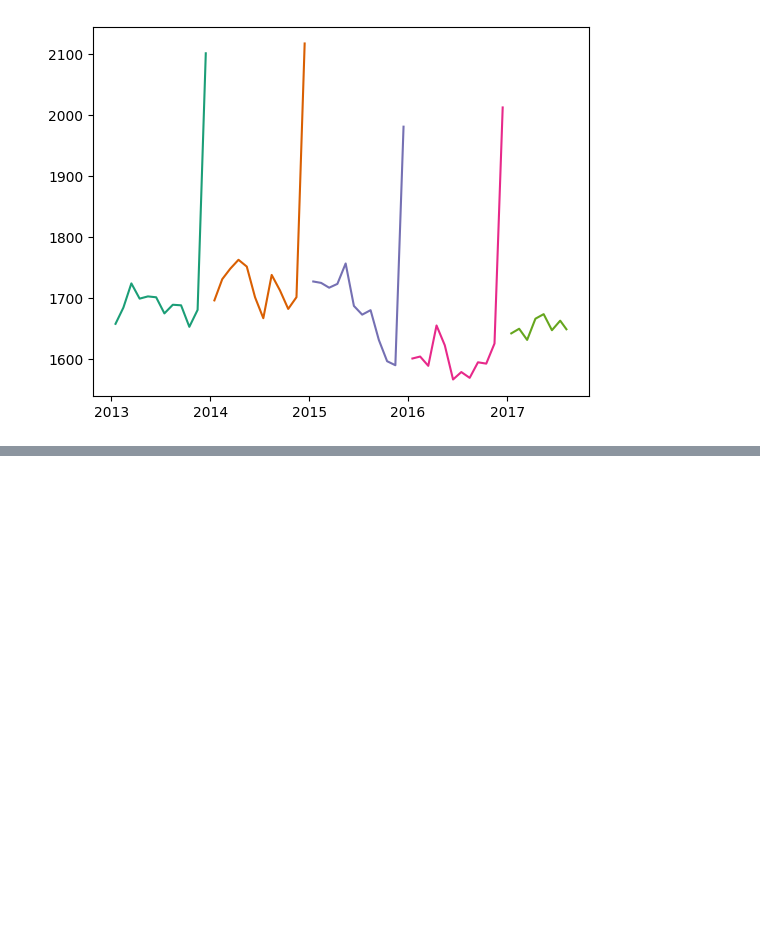
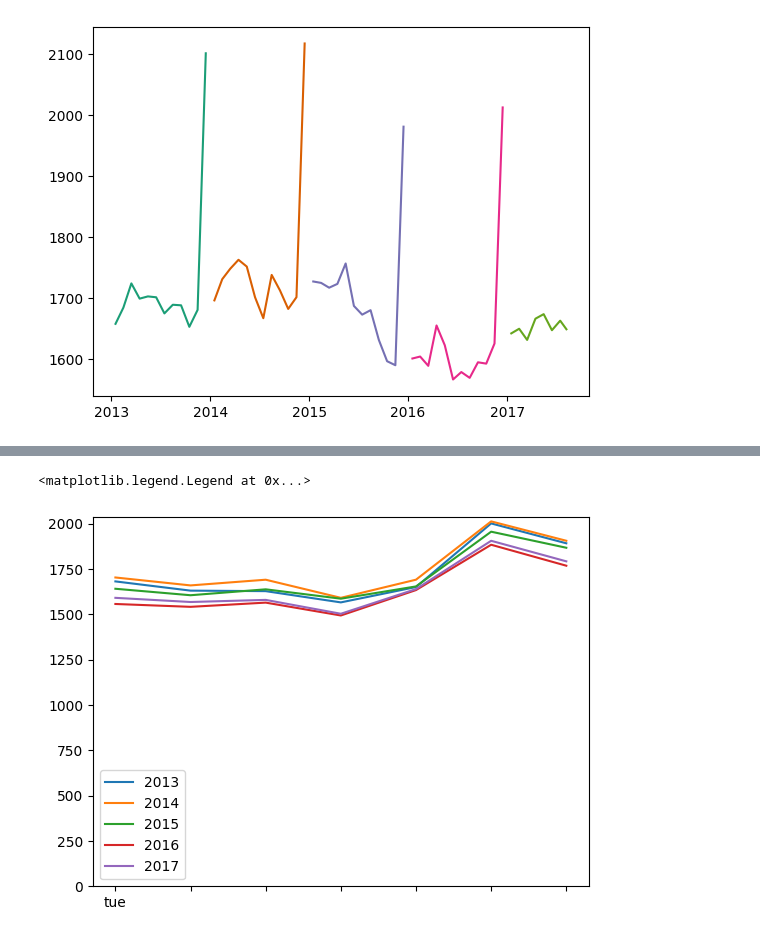
Before and after one commit to wubmans/wubs_kaggle, a Jupyter notebook: store_sales/store_sales.ipynb, the cells around one changed output, grey strips where cells are left out. Saved outputs shown, nothing was run; the diff lists cells and outputs as text; code cells hidden in the pictures; blank space fills up the shorter version.

```diff
--- a/store_sales/store_sales.ipynb
+++ b/store_sales/store_sales.ipynb
@@ -56,0 +57,16 @@ plt.show()
+# %%
+# df_sales_per_day = df_sales.groupby([df_sales['date'].dt.year, df_sales['date'].dt.weekday])['sales'].sum()
+df_tx_per_day = df_transactions.groupby([df_transactions['date'].dt.year, df_transactions['date'].dt.weekday])['transactions'].mean()
+
+
+fig, ax = plt.subplots()
+ax.set_xticklabels('mon', 'tue')
+
+for i, data in df_tx_per_day.groupby(level = 0):
+    ax.plot(df_tx_per_day[i], label = i)
+
+ax.set_ylim(bottom = 0)
+ax.legend()
+# %% [output]
+<matplotlib.legend.Legend at 0x...>
+[figure, added]
```
Also changed, not shown: parts of 1 cell of this notebook.
